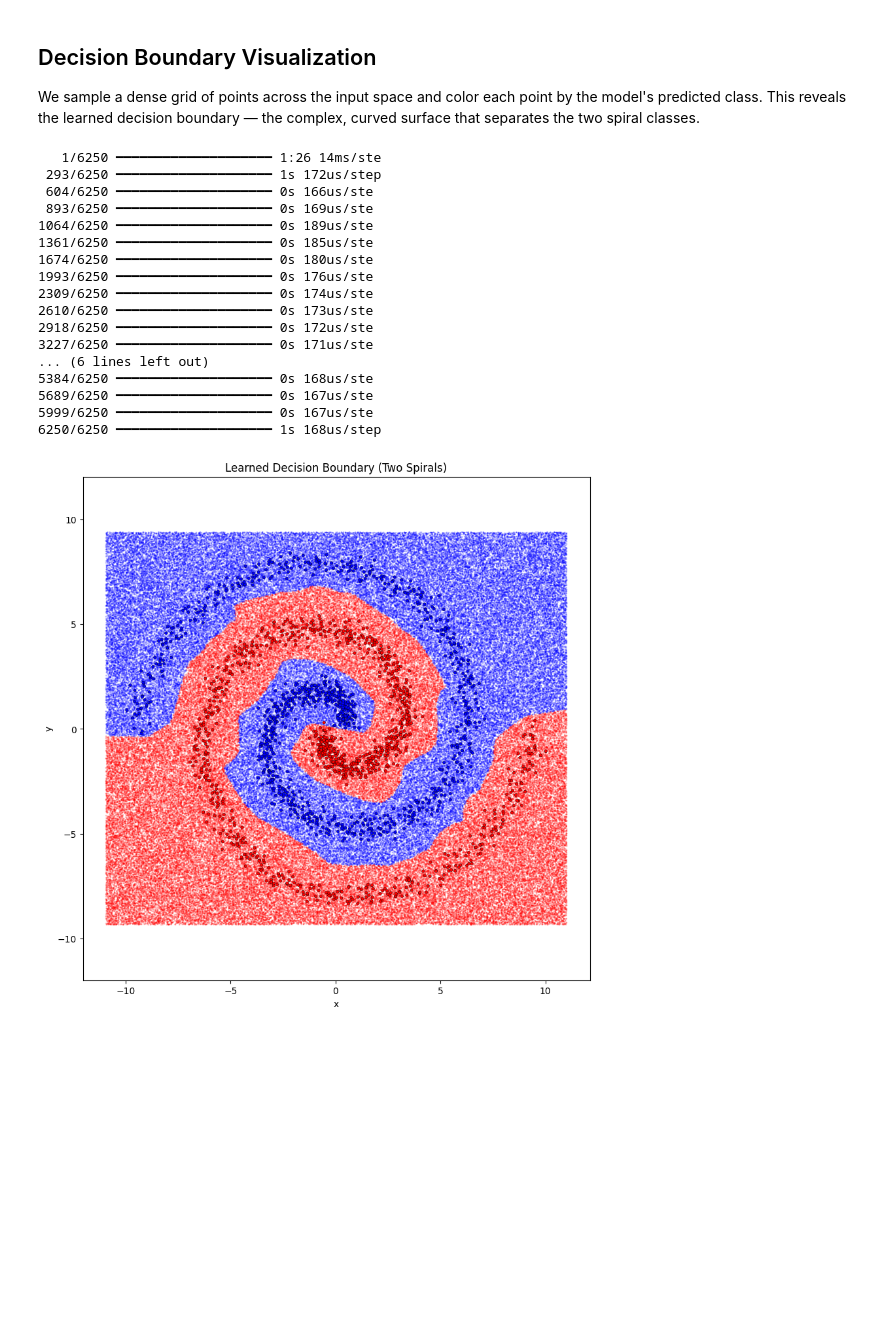
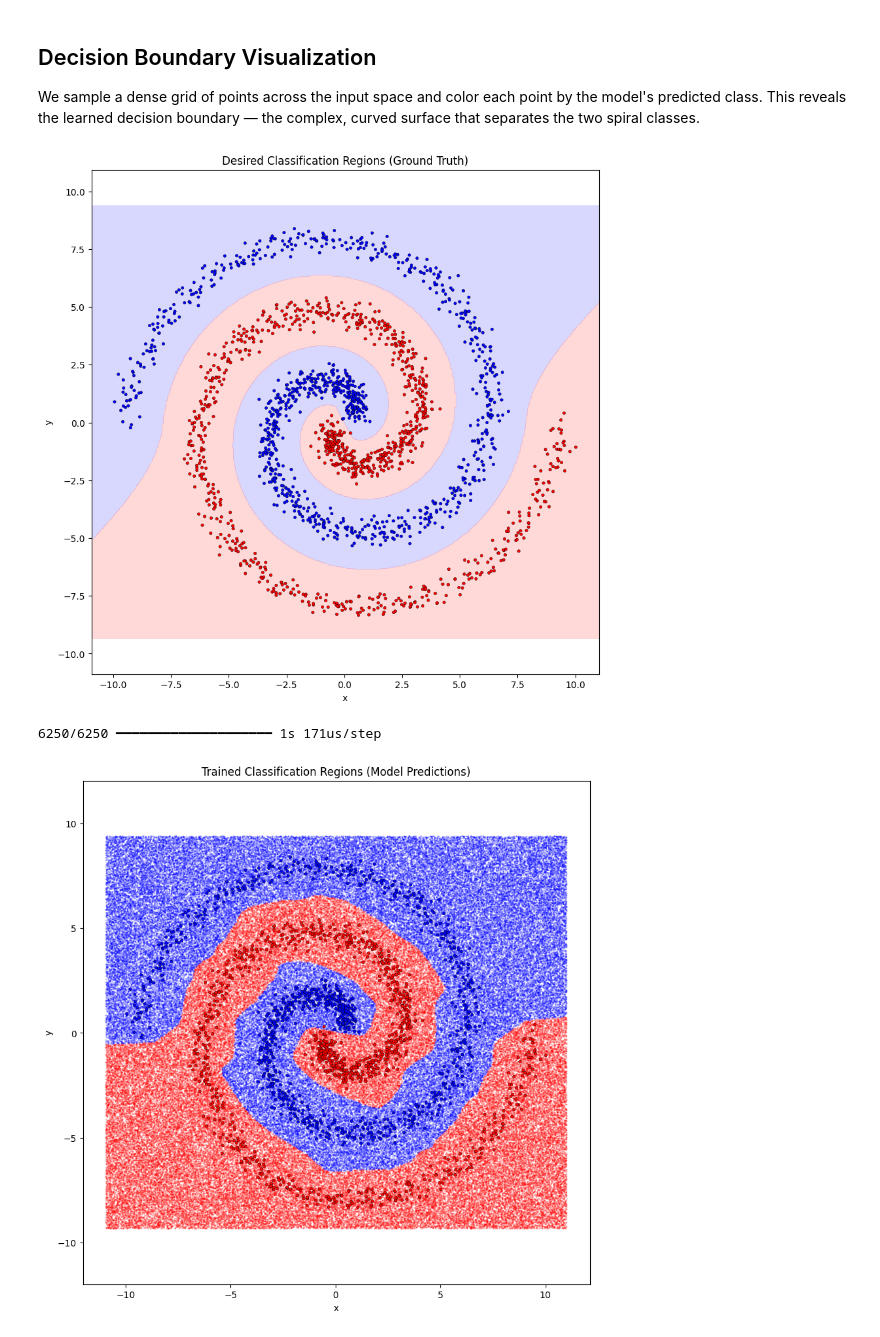
Before and after one commit to zhales05/cs-6480, a Jupyter notebook: a5/chapter03Larry2.ipynb, the cells around one changed output. Cells and saved outputs as stored; diff of their text form; code cells hidden in the pictures; blank space fills up the shorter version.

```diff
--- a/a5/chapter03Larry2.ipynb
+++ b/a5/chapter03Larry2.ipynb
@@ -196,44 +194,64 @@ Predictions (first 10 test samples):
 ## Decision Boundary Visualization
 
 We sample a dense grid of points across the input space and color each point by the model's predicted class. This reveals the learned decision boundary — the complex, curved surface that separates the two spiral classes.
+# %%
+# Desired (ground truth) classification regions
+# Use nearest-neighbor on the noiseless spiral curves to determine ground truth class
+from scipy.spatial import cKDTree
+
+# Dense noiseless spiral points
+theta_dense = np.linspace(0.5, 3 * np.pi, 5000)
+r_dense = theta_dense
+spiral0 = np.column_stack([r_dense * np.cos(theta_dense), r_dense * np.sin(theta_dense)])
+spiral1 = np.column_stack([r_dense * np.cos(theta_dense + np.pi), r_dense * np.sin(theta_dense + np.pi)])
+
+tree0 = cKDTree(spiral0)
+tree1 = cKDTree(spiral1)
+
+# Create grid
+x_min, x_max = inputs[:, 0].min() - 1, inputs[:, 0].max() + 1
+y_min, y_max = inputs[:, 1].min() - 1, inputs[:, 1].max() + 1
+xx, yy = np.meshgrid(np.linspace(x_min, x_max, 500), np.linspace(y_min, y_max, 500))
+grid_pts = np.column_stack([xx.ravel(), yy.ravel()])
+
+d0, _ = tree0.query(grid_pts)
+d1, _ = tree1.query(grid_pts)
+desired_class = (d1 < d0).astype(float).reshape(xx.shape)
+
+plt.figure(figsize=(10, 10))
+plt.contourf(xx, yy, desired_class, levels=1, cmap='bwr', alpha=0.3)
+plt.scatter(inputs[:, 0], inputs[:, 1],
+            c=targets, cmap='bwr', s=10, edgecolors='black', linewidths=0.3)
+plt.title('Desired Classification Regions (Ground Truth)')
+plt.xlabel('x')
+plt.ylabel('y')
+plt.axis('equal')
+plt.show()
+# %% [output]
+[figure, added]
 # %%
+# Trained classification regions
 num_grid = 200000
 
 x_min, x_max = inputs[:, 0].min() - 1, inputs[:, 0].max() + 1
 y_min, y_max = inputs[:, 1].min() - 1, inputs[:, 1].max() + 1
 
 grid_x = np.random.uniform(x_min, x_max, num_grid)
 grid_y = np.random.uniform(y_min, y_max, num_grid)
 grid_inputs = np.column_stack([grid_x, grid_y]).astype(np.float32)
 
 grid_predictions = model.predict(grid_inputs)
 
 plt.figure(figsize=(10, 10))
 plt.scatter(grid_inputs[:, 0], grid_inputs[:, 1],
             c=grid_predictions[:, 1] > 0.5, cmap='bwr', s=1, alpha=0.2)
 plt.scatter(inputs[:, 0], inputs[:, 1],
             c=targets, cmap='bwr', s=10, edgecolors='black', linewidths=0.3)
-plt.title('Learned Decision Boundary (Two Spirals)')
+plt.title('Trained Classification Regions (Model Predictions)')
 plt.xlabel('x')
 plt.ylabel('y')
 plt.axis('equal')
 plt.show()
 # %% [output]
-   1/6250 ━━━━━━━━━━━━━━━━━━━━ 1:26 14ms/ste
- 293/6250 ━━━━━━━━━━━━━━━━━━━━ 1s 172us/step
- 604/6250 ━━━━━━━━━━━━━━━━━━━━ 0s 166us/ste
- 893/6250 ━━━━━━━━━━━━━━━━━━━━ 0s 169us/ste
-1064/6250 ━━━━━━━━━━━━━━━━━━━━ 0s 189us/ste
-1361/6250 ━━━━━━━━━━━━━━━━━━━━ 0s 185us/ste
-1674/6250 ━━━━━━━━━━━━━━━━━━━━ 0s 180us/ste
-1993/6250 ━━━━━━━━━━━━━━━━━━━━ 0s 176us/ste
-2309/6250 ━━━━━━━━━━━━━━━━━━━━ 0s 174us/ste
-2610/6250 ━━━━━━━━━━━━━━━━━━━━ 0s 173us/ste
-2918/6250 ━━━━━━━━━━━━━━━━━━━━ 0s 172us/ste
-3227/6250 ━━━━━━━━━━━━━━━━━━━━ 0s 171us/ste
-... (6 lines left out)
-5384/6250 ━━━━━━━━━━━━━━━━━━━━ 0s 168us/ste
-5689/6250 ━━━━━━━━━━━━━━━━━━━━ 0s 167us/ste
-5999/6250 ━━━━━━━━━━━━━━━━━━━━ 0s 167us/ste
-6250/6250 ━━━━━━━━━━━━━━━━━━━━ 1s 168us/step
+6250/6250 ━━━━━━━━━━━━━━━━━━━━ 1s 171us/step
-[figure, old version]
+[figure, new version]
```
Also changed, not shown: parts of 4 cells of this notebook, 12 other files.
